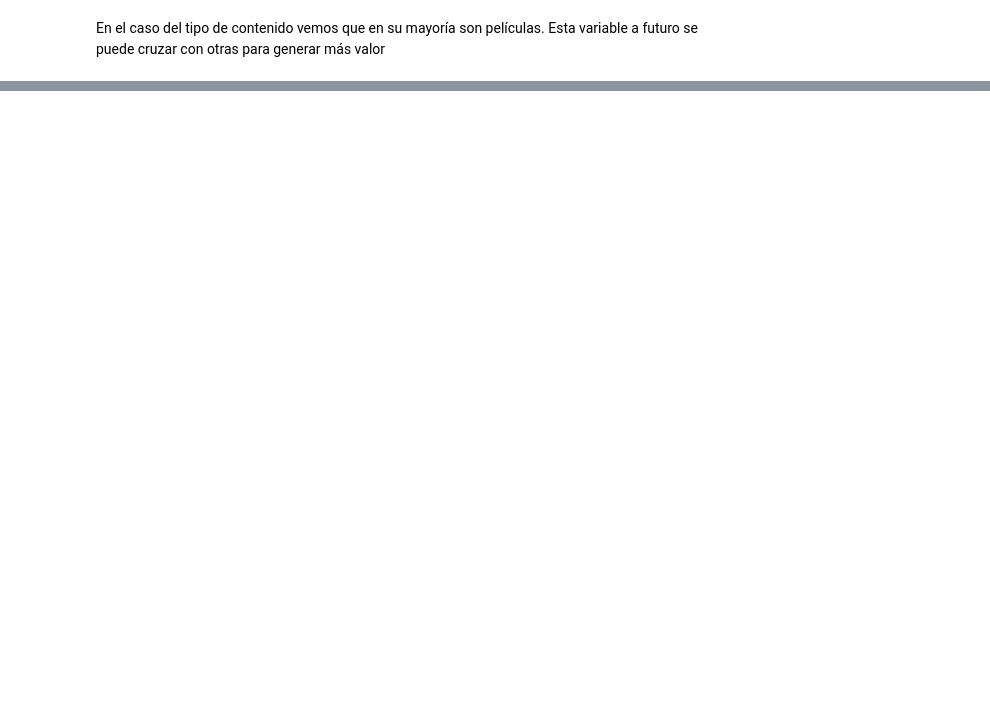
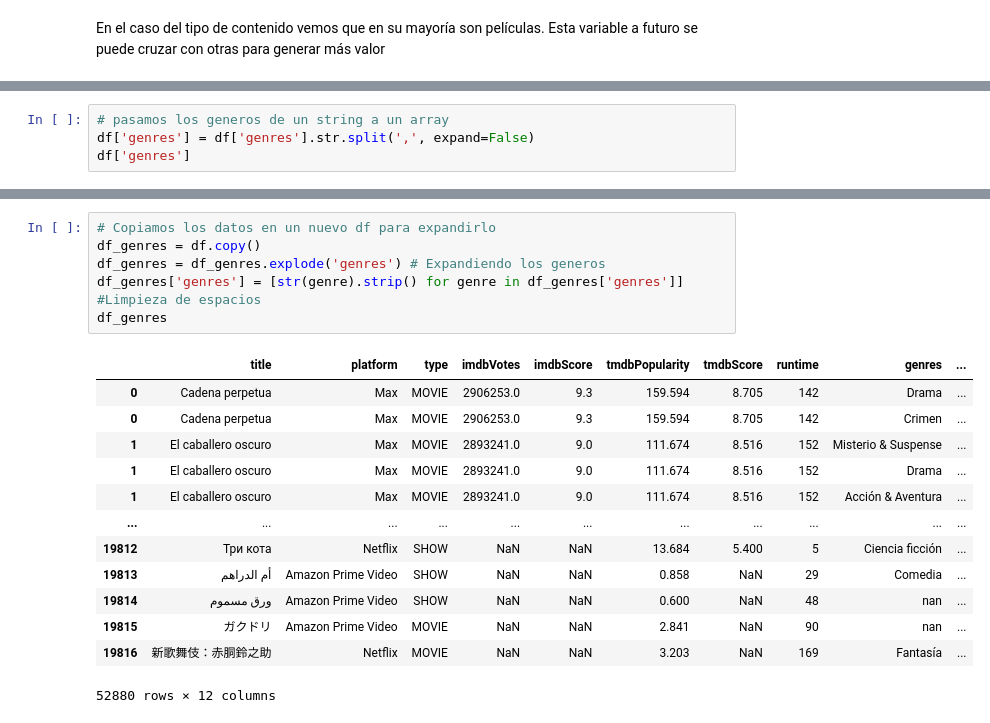
Before and after one commit to Josehoyos26/ML_NS_G13, a Jupyter notebook: Proyecto/EDA.ipynb, the cells around one changed output, grey strips where cells are left out. Drawn from its saved outputs; the diff is of its cells as text; blank space fills up the shorter version.

```diff
--- a/Proyecto/EDA.ipynb
+++ b/Proyecto/EDA.ipynb
@@ -180,0 +183,4 @@ En el caso del tipo de contenido vemos que en su mayoría son películas. Esta v
+# %%
+# pasamos los generos de un string a un array
+df['genres'] = df['genres'].str.split(',', expand=False)
+df['genres']
@@ -180,0 +200,20 @@ En el caso del tipo de contenido vemos que en su mayoría son películas. Esta v
+# %%
+# Copiamos los datos en un nuevo df para expandirlo
+df_genres = df.copy()
+df_genres = df_genres.explode('genres') # Expandiendo los generos
+df_genres['genres'] = [str(genre).strip() for genre in df_genres['genres']] #Limpieza de espacios
+df_genres
+# %% [output]
+|  | title | platform | type | imdbVotes | imdbScore | tmdbPopularity | tmdbScore | runtime | genres | ... |
+| 0 | Cadena perpetua | Max | MOVIE | 2906253.0 | 9.3 | 159.594 | 8.705 | 142 | Drama | ... |
+| 0 | Cadena perpetua | Max | MOVIE | 2906253.0 | 9.3 | 159.594 | 8.705 | 142 | Crimen | ... |
+| 1 | El caballero oscuro | Max | MOVIE | 2893241.0 | 9.0 | 111.674 | 8.516 | 152 | Misterio & Suspense | ... |
+| 1 | El caballero oscuro | Max | MOVIE | 2893241.0 | 9.0 | 111.674 | 8.516 | 152 | Drama | ... |
+| 1 | El caballero oscuro | Max | MOVIE | 2893241.0 | 9.0 | 111.674 | 8.516 | 152 | Acción & Aventura | ... |
+| ... | ... | ... | ... | ... | ... | ... | ... | ... | ... | ... |
+| 19812 | Три кота | Netflix | SHOW | NaN | NaN | 13.684 | 5.400 | 5 | Ciencia ficción | ... |
+| 19813 | أم الدراهم | Amazon Prime Video | SHOW | NaN | NaN | 0.858 | NaN | 29 | Comedia | ... |
+| 19814 | ورق مسموم | Amazon Prime Video | SHOW | NaN | NaN | 0.600 | NaN | 48 | nan | ... |
+| 19815 | ガクドリ | Amazon Prime Video | MOVIE | NaN | NaN | 2.841 | NaN | 90 | nan | ... |
+| 19816 | 新歌舞伎：赤胴鈴之助 | Netflix | MOVIE | NaN | NaN | 3.203 | NaN | 169 | Fantasía | ... |
+52880 rows × 12 columns
```
Also changed, not shown: parts of 6 cells of this notebook.
